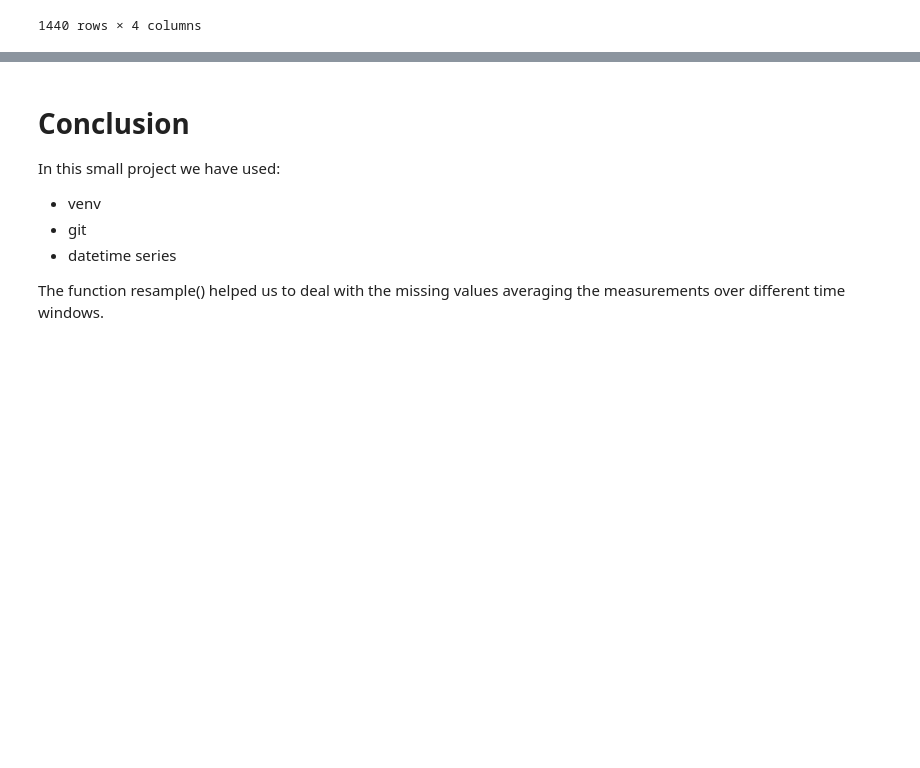
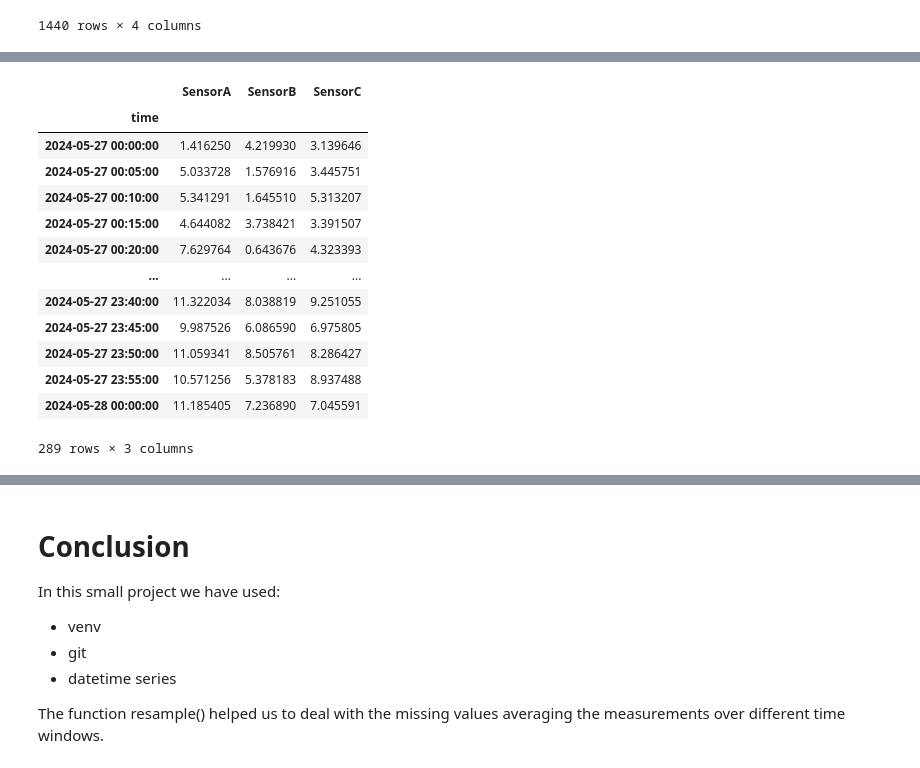
Before and after one commit to bibi643/Time_series_Project1, a Jupyter notebook: sensor_data.ipynb, the cells around one changed output, grey strips where cells are left out. Drawn from its saved outputs; the diff is of its cells as text; code cells hidden in the pictures; blank space fills up the shorter version.

```diff
--- a/sensor_data.ipynb
+++ b/sensor_data.ipynb
@@ -235,0 +257,17 @@ fig4.show()
+# %%
+df_res
+# %% [output]
+|  | SensorA | SensorB | SensorC |
+| time |  |  |  |
+| 2024-05-27 00:00:00 | 1.416250 | 4.219930 | 3.139646 |
+| 2024-05-27 00:05:00 | 5.033728 | 1.576916 | 3.445751 |
+| 2024-05-27 00:10:00 | 5.341291 | 1.645510 | 5.313207 |
+| 2024-05-27 00:15:00 | 4.644082 | 3.738421 | 3.391507 |
+| 2024-05-27 00:20:00 | 7.629764 | 0.643676 | 4.323393 |
+| ... | ... | ... | ... |
+| 2024-05-27 23:40:00 | 11.322034 | 8.038819 | 9.251055 |
+| 2024-05-27 23:45:00 | 9.987526 | 6.086590 | 6.975805 |
+| 2024-05-27 23:50:00 | 11.059341 | 8.505761 | 8.286427 |
+| 2024-05-27 23:55:00 | 10.571256 | 5.378183 | 8.937488 |
+| 2024-05-28 00:00:00 | 11.185405 | 7.236890 | 7.045591 |
+289 rows × 3 columns
```
Also changed, not shown: parts of 17 cells of this notebook, 1 other file.
